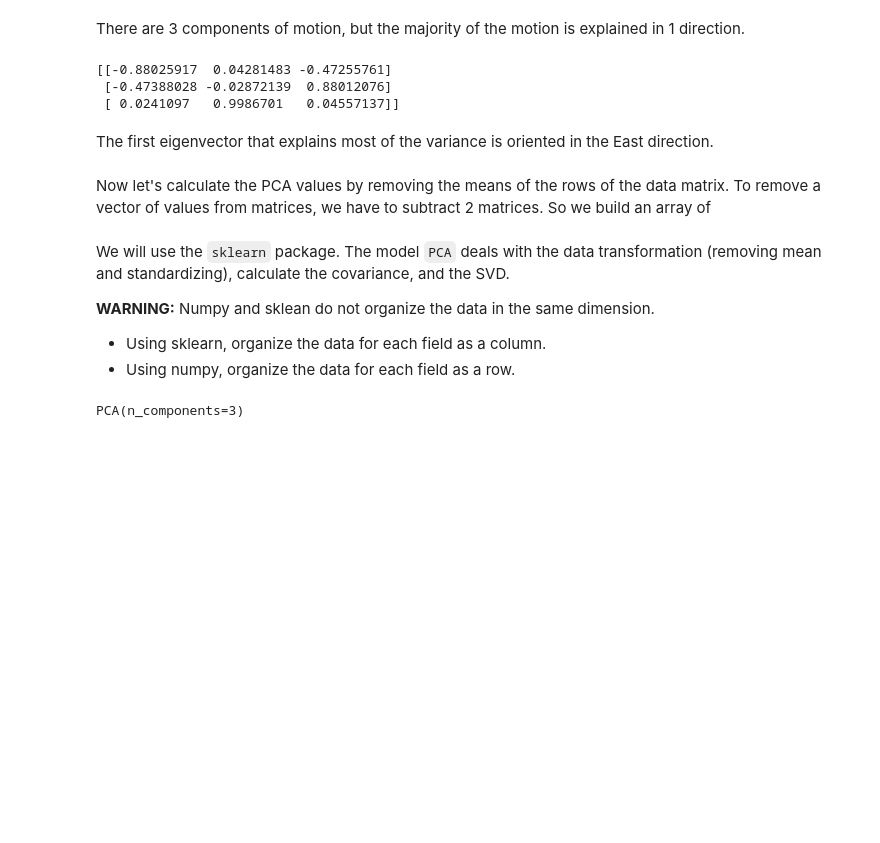
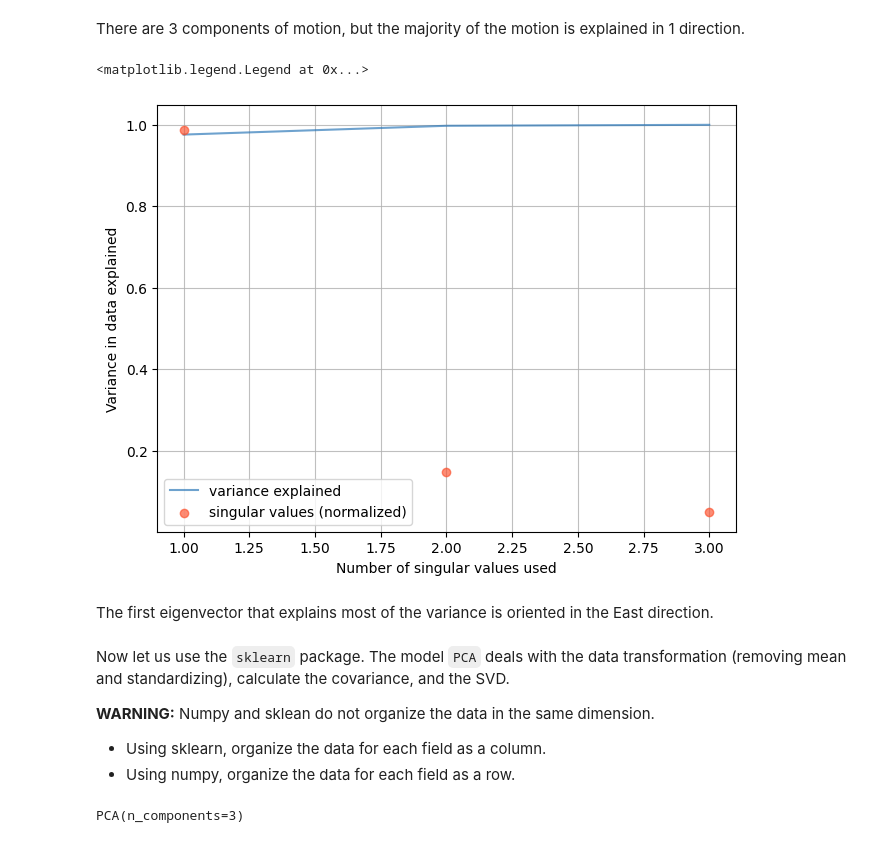
Before and after one commit to geo-smart/mlgeo, a Jupyter notebook: book/Chapter2-DataManipulation/2.10_dimensionality_reduction.ipynb, the cells around one changed output. Cells and saved outputs as stored; diff of their text form; code cells hidden in the pictures; blank space fills up the shorter version.

```diff
--- a/book/Chapter2-DataManipulation/2.10_dimensionality_reduction.ipynb
+++ b/book/Chapter2-DataManipulation/2.10_dimensionality_reduction.ipynb
@@ -332,7 +351,7 @@ B = X - np.tile(Xavg,(nPoints,1)).T       # Mean-subtracted data
 # %%
 # Find principal components (SVD):
 # use the option full_matrices =0 will calculate the covariance of B
-U1, S, VT = np.linalg.svd(B/np.sqrt(nPoints),full_matrices=0)
+U, S, VT = np.linalg.svd(B.T/np.sqrt(nPoints),full_matrices=0)
 print(S)
 plt.plot(S);plt.grid(True)
 plt.xticks(range(0,3));plt.title('Eigen values of the 3D motions');plt.show()
@@ -342,17 +361,37 @@ plt.xticks(range(0,3));plt.title('Eigen values of the 3D motions');plt.show()
 # %% [markdown]
 There are 3 components of motion, but the majority of the motion is explained in 1 direction.
 # %%
-print(U1)
+numSV = np.arange(1, S.size+1)
+
+cumulativeVarianceExplained = [np.sum(np.square(S[0:n])) / np.sum(np.square(S)) for n in numSV]
+
+plt.plot(numSV,
+         cumulativeVarianceExplained,
+         color='#2171b5',
+         label='variance explained',
+         alpha=0.65,
+         zorder=1000)
+
+plt.scatter(numSV,
+            sklearn.preprocessing.normalize(S.reshape((1,-1))),
+            color='#fc4e2a',
+            label='singular values (normalized)',
+            alpha=0.65,
+            zorder=1000)
+
+plt.grid(alpha=0.8, zorder=1)
+plt.tight_layout()
+ax = plt.gca()
+ax.set_xlabel(r'Number of singular values used')
+ax.set_ylabel('Variance in data explained')
+plt.legend()
 # %% [output]
-[[-0.88025917  0.04281483 -0.47255761]
- [-0.47388028 -0.02872139  0.88012076]
- [ 0.0241097   0.9986701   0.04557137]]
+<matplotlib.legend.Legend at 0x...>
+[figure, added]
 # %% [markdown]
 The first eigenvector that explains most of the variance is oriented in the East direction.
-# %% [markdown]
-Now let's calculate the PCA values by removing the means of the rows of the data matrix. To remove a vector of values from matrices, we have to subtract 2 matrices. So we build an array of
 # %% [markdown]
-We will use the ``sklearn`` package. The model ``PCA`` deals with the data transformation (removing mean and standardizing), calculate the covariance, and the SVD.
+Now let us use the ``sklearn`` package. The model ``PCA`` deals with the data transformation (removing mean and standardizing), calculate the covariance, and the SVD.
 
 **WARNING:** Numpy and sklean do not organize the data in the same dimension.
 * Using sklearn, organize the data for each field as a column.
```
Also changed, not shown: parts of 12 cells of this notebook, 2 other files.
